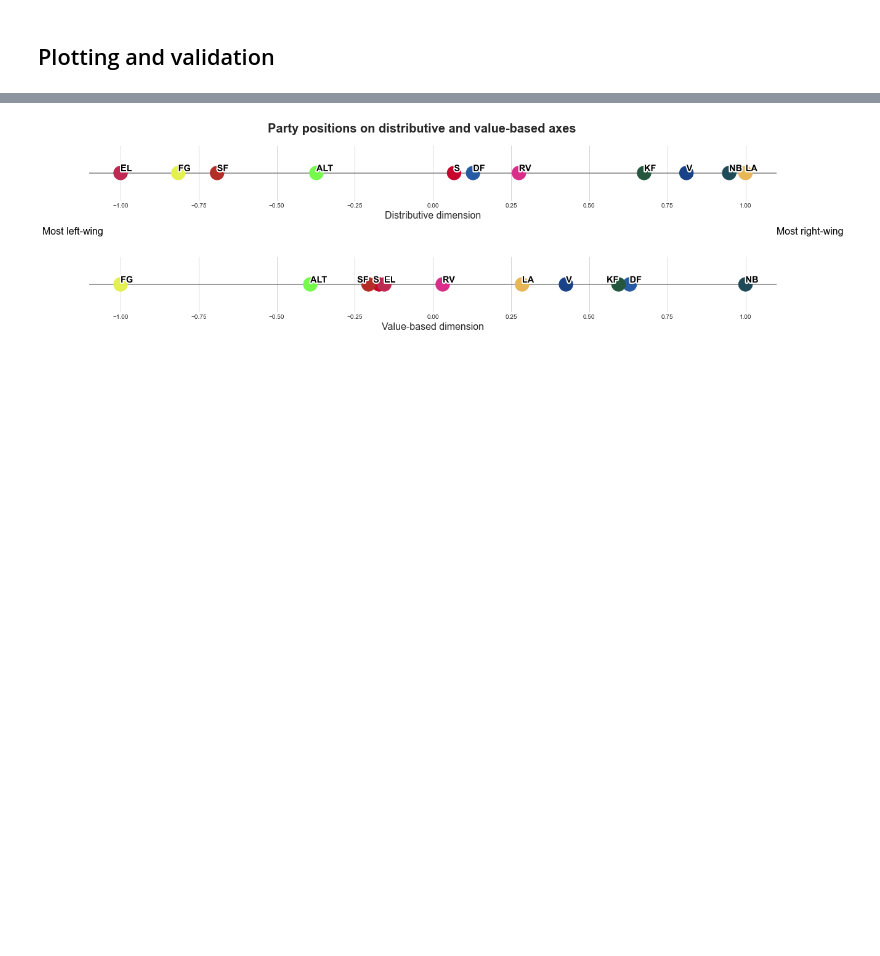
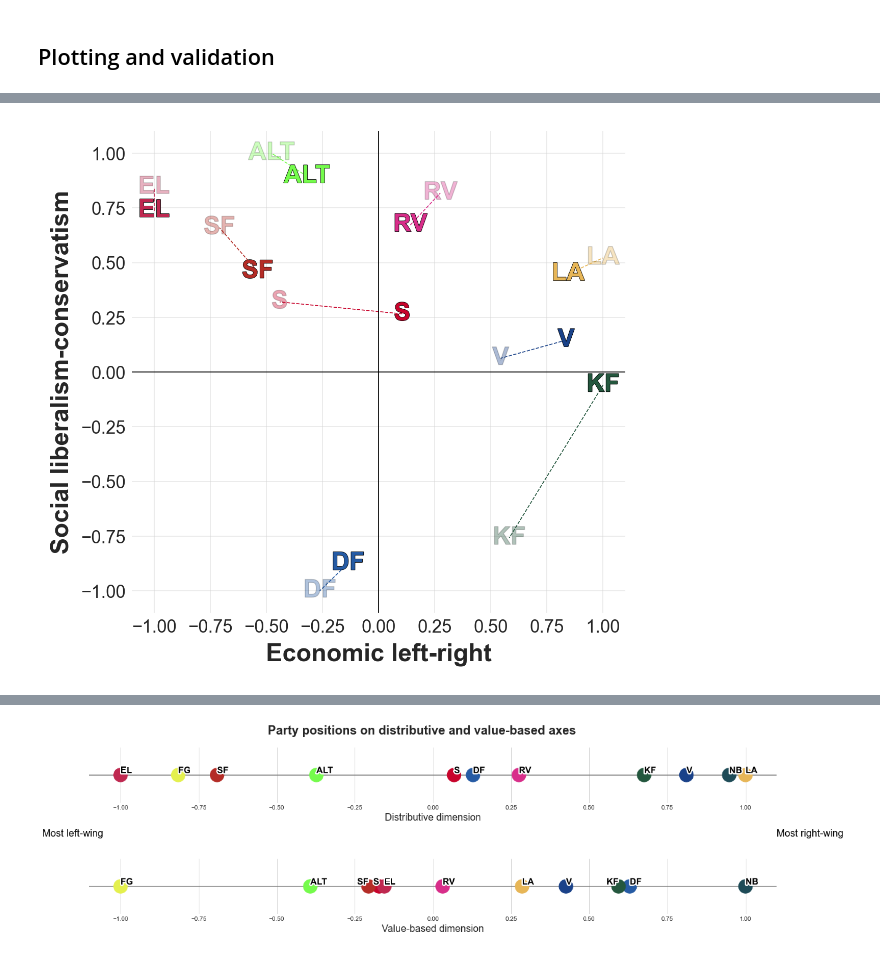
Before and after one commit to paride92/GeneralisedPoliticalScaling, a Jupyter notebook: project_ideology_sensitivity.ipynb, the cells around one changed output, grey strips where cells are left out. Drawn from its saved outputs; the diff is of its cells as text; code cells hidden in the pictures; blank space fills up the shorter version.

```diff
--- a/project_ideology_sensitivity.ipynb
+++ b/project_ideology_sensitivity.ipynb
@@ -614,0 +709,4 @@ projected_matrix = embedding_matrix.dot(projection_matrix)
+# %%
+# map dimension 1 and two of noarmalised_emb to df_plot
+df_plot['distrib'] = normalised_emb[:, 0]
+df_plot['value'] = normalised_emb[:, 1]
@@ -614,0 +730,34 @@ projected_matrix = embedding_matrix.dot(projection_matrix)
+# %%
+fig = plt.figure(figsize=(5,5))
+ax = fig.add_subplot(111)
+ax.set_xlabel('Economic left-right', size = 14, weight = 'bold')
+ax.set_ylabel('Social liberalism-conservatism', size = 14, weight = 'bold')
+
+ax.scatter(df_plot['distrib'], df_plot['value'], s=50, alpha=0.75, color='none')
+ax.scatter(df_plot[distrib_comp], df_plot[value_comp], s=50, alpha=0.75, color='none')
+
+# add party labels
+for i, txt in enumerate(df_plot['party']):
+    ax.text(df_plot[distrib_comp][i], df_plot[value_comp][i], txt, ha='center', va='center', fontsize=14, color=df_plot['color'][i], alpha=.2, weight='bold', path_effects=[pe.withStroke(linewidth=.5, foreground='black', alpha=.2)])
+
+# add party labels
+for i, txt in enumerate(df_plot['party']):
+    ax.text(df_plot['distrib'][i], df_plot['value'][i], txt, ha='center', va='center', fontsize=14, color=df_plot['color'][i], alpha=1, weight='bold', path_effects=[pe.withStroke(linewidth=.5, foreground='black', alpha=1)])
+
+# add line segments between party positions
+for i, txt in enumerate(df_plot['party']):
+    ax.plot([df_plot['distrib'][i], df_plot[distrib_comp][i]], [df_plot['value'][i], df_plot[value_comp][i]], color=df_plot['color'][i], alpha=1, linewidth=.5, linestyle='--')
+
+# add vline to plot
+ax.axvline(x=0, color='black', linestyle='-', linewidth=0.5)
+ax.axhline(y=-0, color='black', linestyle='-', linewidth=0.5)
+
+for spine in ax.spines.values():
+    spine.set_visible(False)
+
+ax.grid(color='lightgrey', linestyle='-', linewidth=0.5, alpha=0.5)
+
+# Show the plot
+plt.show()
+# %% [output]
+[figure, added]
```
Also changed, not shown: parts of 23 cells of this notebook, 1 other file.
